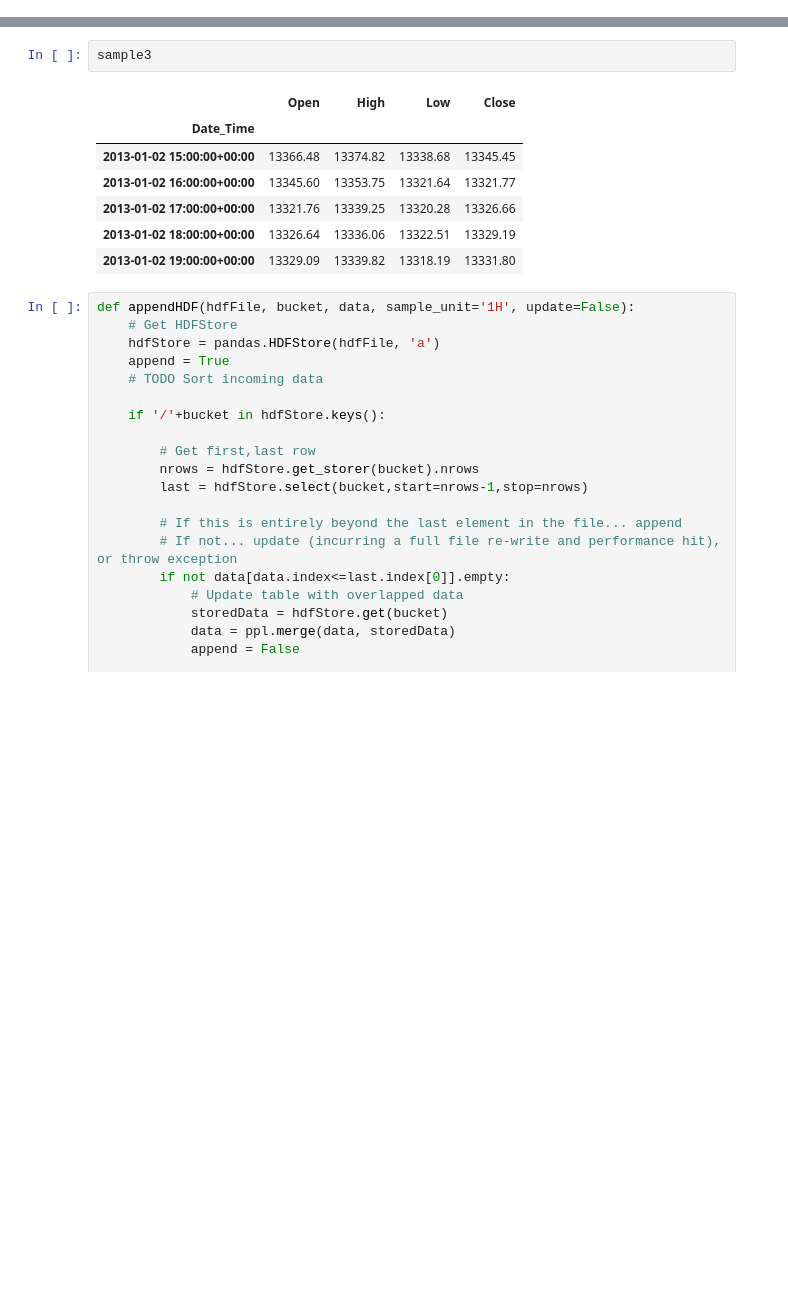
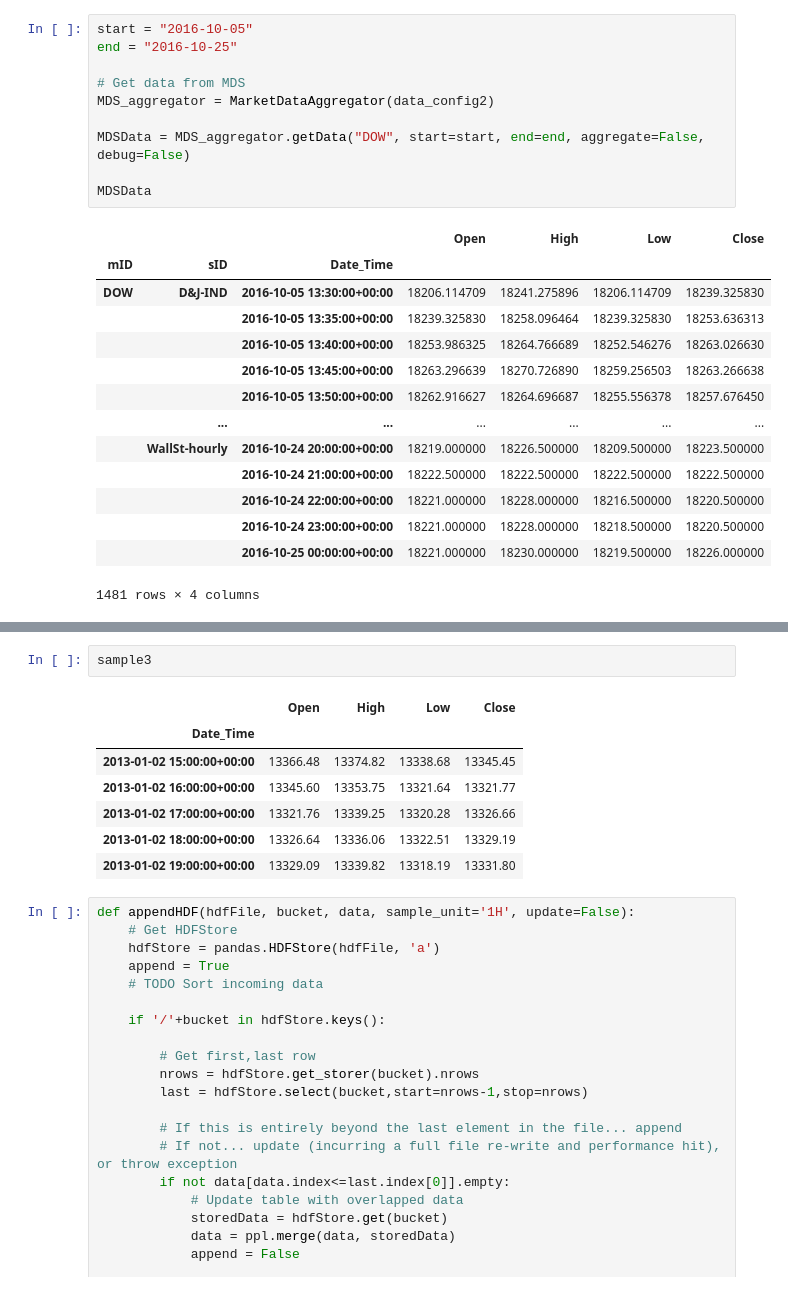
Before and after one commit to cwilko/marketinsights-price-aggregator, a Jupyter notebook: samples/Sandbox.ipynb, the cells around one changed output, grey strips where cells are left out. Saved outputs shown, nothing was run; the diff lists cells and outputs as text; blank space fills up the shorter version.

```diff
--- a/samples/Sandbox.ipynb
+++ b/samples/Sandbox.ipynb
@@ -74,0 +181,25 @@ sample2
+# %%
+start = "2016-10-05"
+end = "2016-10-25"
+
+# Get data from MDS
+MDS_aggregator = MarketDataAggregator(data_config2)
+
+MDSData = MDS_aggregator.getData("DOW", start=start, end=end, aggregate=False, debug=False)
+
+MDSData
+# %% [output]
+|  |  |  | Open | High | Low | Close |
+| mID | sID | Date_Time |  |  |  |  |
+| DOW | D&J-IND | 2016-10-05 13:30:00+00:00 | 18206.114709 | 18241.275896 | 18206.114709 | 18239.325830 |
+|  |  | 2016-10-05 13:35:00+00:00 | 18239.325830 | 18258.096464 | 18239.325830 | 18253.636313 |
+|  |  | 2016-10-05 13:40:00+00:00 | 18253.986325 | 18264.766689 | 18252.546276 | 18263.026630 |
+|  |  | 2016-10-05 13:45:00+00:00 | 18263.296639 | 18270.726890 | 18259.256503 | 18263.266638 |
+|  |  | 2016-10-05 13:50:00+00:00 | 18262.916627 | 18264.696687 | 18255.556378 | 18257.676450 |
+|  | ... | ... | ... | ... | ... | ... |
+|  | WallSt-hourly | 2016-10-24 20:00:00+00:00 | 18219.000000 | 18226.500000 | 18209.500000 | 18223.500000 |
+|  |  | 2016-10-24 21:00:00+00:00 | 18222.500000 | 18222.500000 | 18222.500000 | 18222.500000 |
+|  |  | 2016-10-24 22:00:00+00:00 | 18221.000000 | 18228.000000 | 18216.500000 | 18220.500000 |
+|  |  | 2016-10-24 23:00:00+00:00 | 18221.000000 | 18228.000000 | 18218.500000 | 18220.500000 |
+|  |  | 2016-10-25 00:00:00+00:00 | 18221.000000 | 18230.000000 | 18219.500000 | 18226.000000 |
+1481 rows × 4 columns
```
Also changed, not shown: parts of 16 cells of this notebook, 8 other files.
